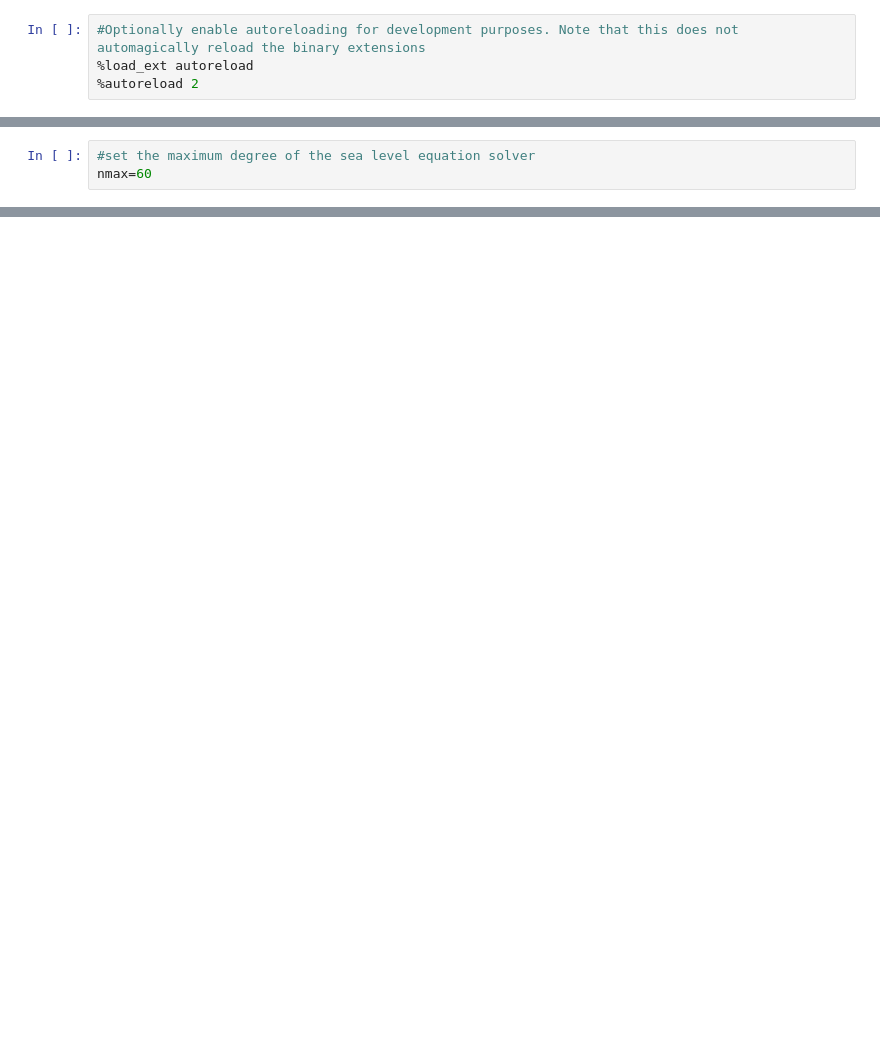
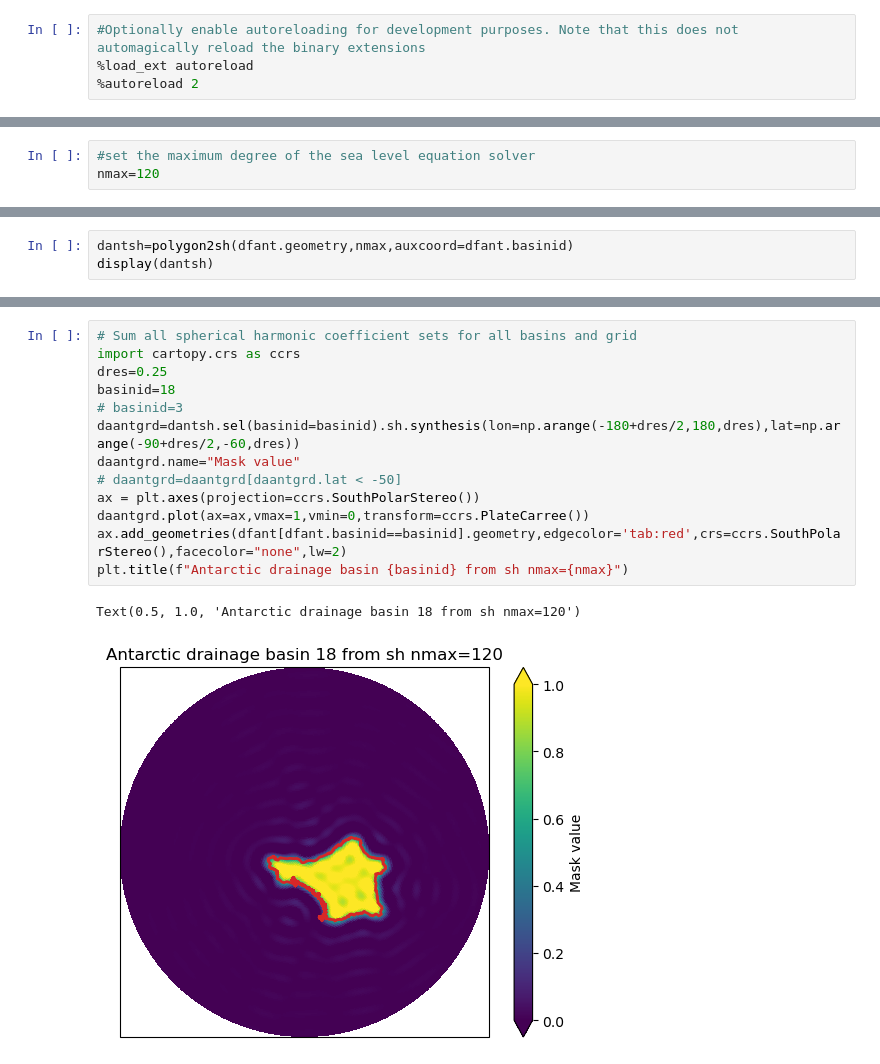
Before and after one commit to ITC-Water-Resources/shxarray, a Jupyter notebook: docs/source/notebooks/SealevelEquation.ipynb, the cells around one changed output, grey strips where cells are left out. Saved outputs shown, nothing was run; the diff lists cells and outputs as text; blank space fills up the shorter version.

```diff
--- a/docs/source/notebooks/SealevelEquation.ipynb
+++ b/docs/source/notebooks/SealevelEquation.ipynb
@@ -19,3 +23,3 @@ from shxarray.kernels.axial import ParabolicCap
 # %%
 #set the maximum degree of the sea level equation solver
-nmax=60
+nmax=120
@@ -81,0 +53,3 @@ Coordinates:
+# %%
+dantsh=polygon2sh(dfant.geometry,nmax,auxcoord=dfant.basinid)
+display(dantsh)
@@ -81,0 +81,16 @@ Coordinates:
+# %%
+# Sum all spherical harmonic coefficient sets for all basins and grid
+import cartopy.crs as ccrs
+dres=0.25
+basinid=18
+# basinid=3
+daantgrd=dantsh.sel(basinid=basinid).sh.synthesis(lon=np.arange(-180+dres/2,180,dres),lat=np.arange(-90+dres/2,-60,dres))
+daantgrd.name="Mask value"
+# daantgrd=daantgrd[daantgrd.lat < -50]
+ax = plt.axes(projection=ccrs.SouthPolarStereo())
+daantgrd.plot(ax=ax,vmax=1,vmin=0,transform=ccrs.PlateCarree())
+ax.add_geometries(dfant[dfant.basinid==basinid].geometry,edgecolor='tab:red',crs=ccrs.SouthPolarStereo(),facecolor="none",lw=2)
+plt.title(f"Antarctic drainage basin {basinid} from sh nmax={nmax}")
+# %% [output]
+Text(0.5, 1.0, 'Antarctic drainage basin 18 from sh nmax=120')
+[figure, added]
```
Also changed, not shown: parts of 21 cells of this notebook, 5 other files.
